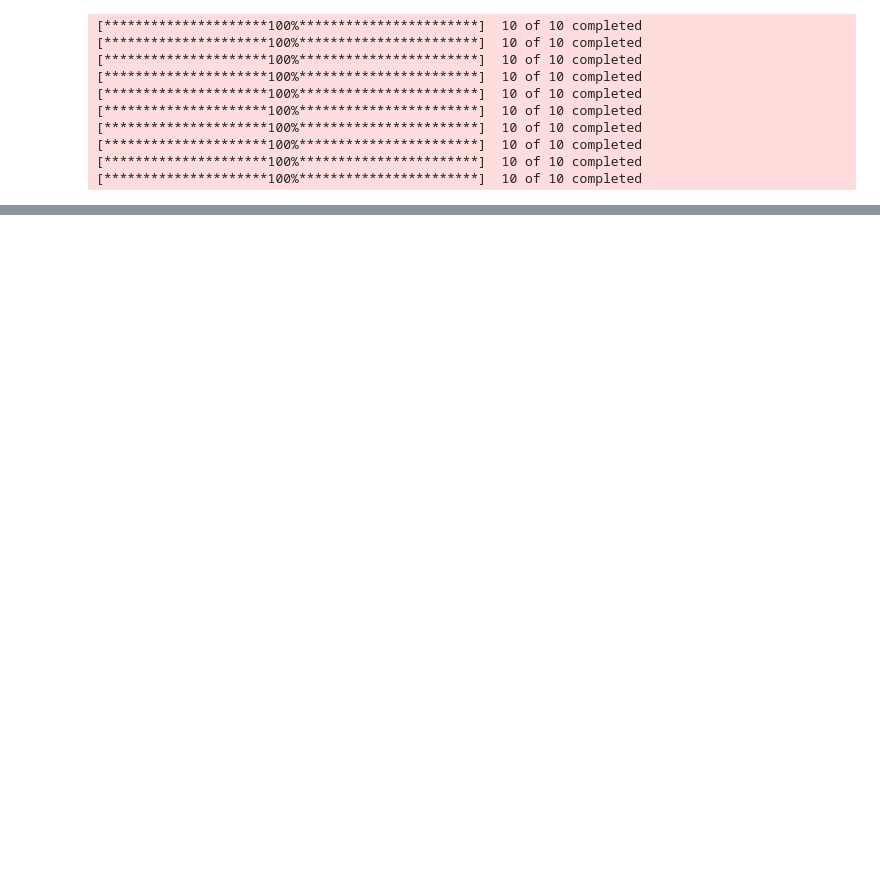
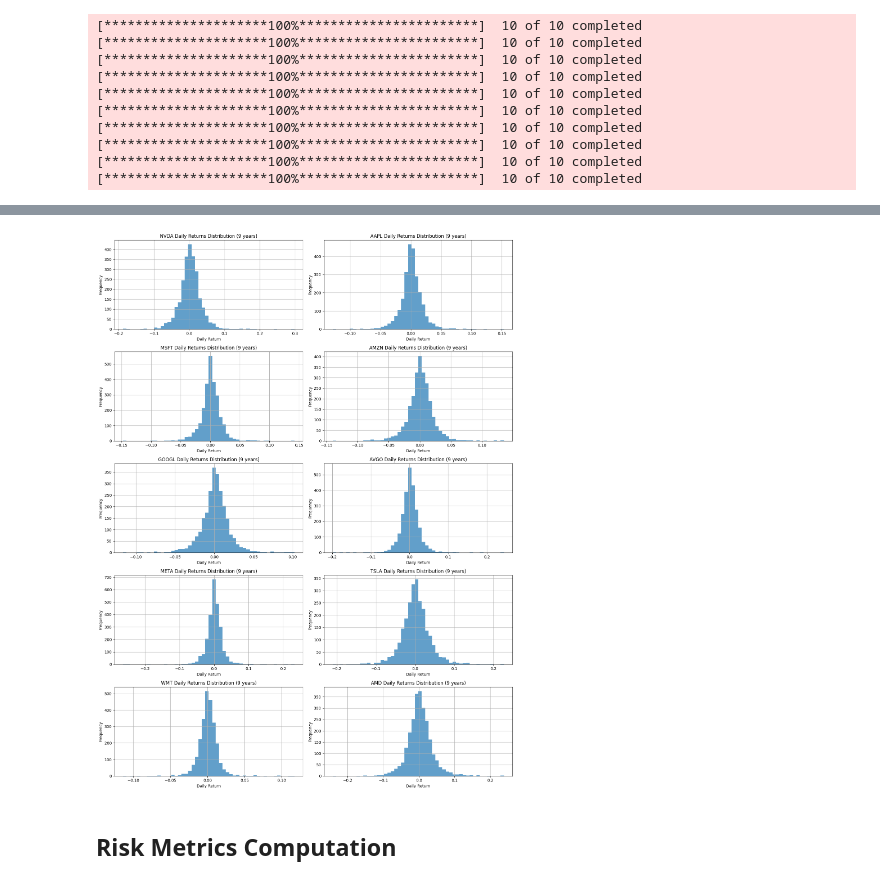
Before and after one commit to JarvisHunter/optimization_final_project, a Jupyter notebook: task2.ipynb, the cells around one changed output, grey strips where cells are left out. Drawn from its saved outputs; the diff is of its cells as text; code cells hidden in the pictures; blank space fills up the shorter version.

```diff
--- a/task2.ipynb
+++ b/task2.ipynb
@@ -22,5 +23,5 @@ print(end_date)
 # %%
 # Start date is 5 years ago
-start_date = end_date - timedelta(days=5*365.25 + 1)
+start_date = end_date - timedelta(days=10*365.25)
 print(start_date)
 # %% [output]
@@ -75,0 +77,4 @@ adj_close.to_csv(output_file)
+# %%
+# Compute simple daily returns
+returns = adj_close.pct_change().dropna()
+print(returns.head())
@@ -75,0 +97,15 @@ adj_close.to_csv(output_file)
+# %%
+# Visualize the distribution of returns for each stock
+fig, axes = plt.subplots(5, 2, figsize=(15, 20))
+for i, ticker in enumerate(tickers):
+    ax = axes[i // 2, i % 2]
+    returns[ticker].hist(bins=50, ax=ax, alpha=0.7)
+    ax.set_title(f'{ticker} Daily Returns Distribution (9 years)')
+    ax.set_xlabel('Daily Return')
+    ax.set_ylabel('Frequency')
+plt.tight_layout()
+plt.show()
+# %% [output]
+[figure, added]
+# %% [markdown]
+## Risk Metrics Computation
```
Also changed, not shown: parts of 29 cells of this notebook, 3 other files.
